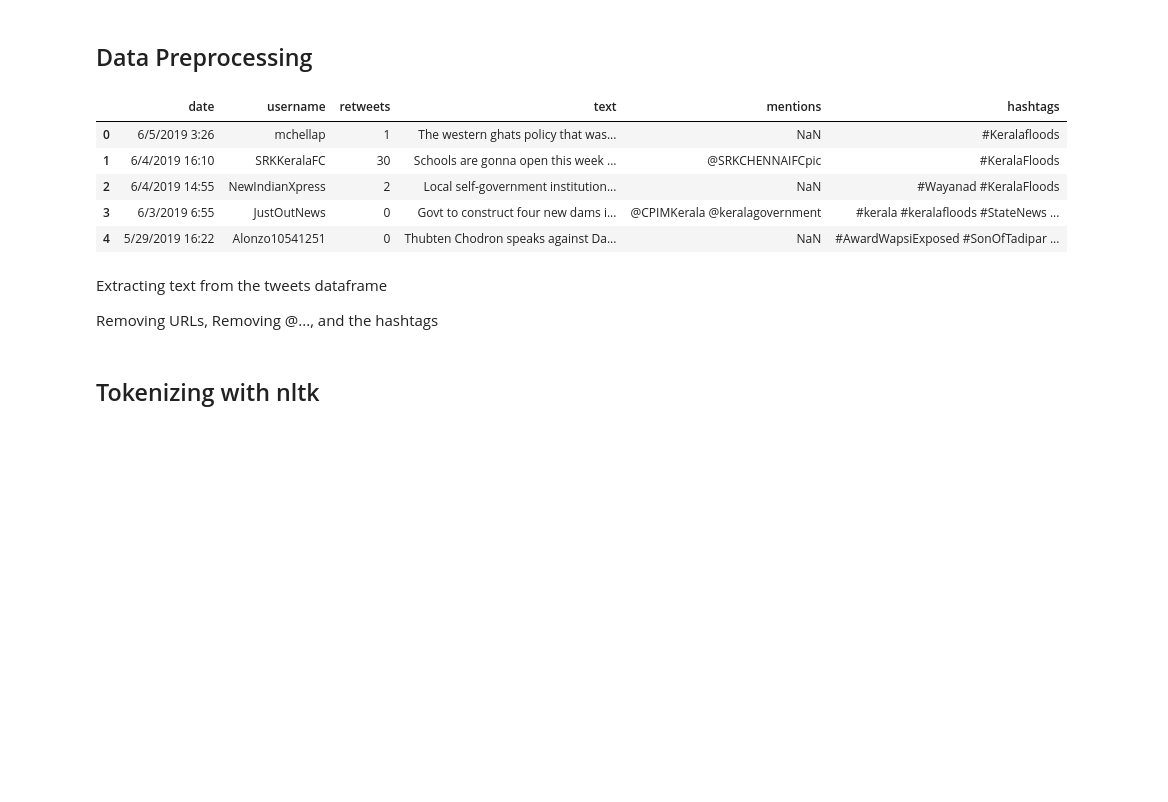
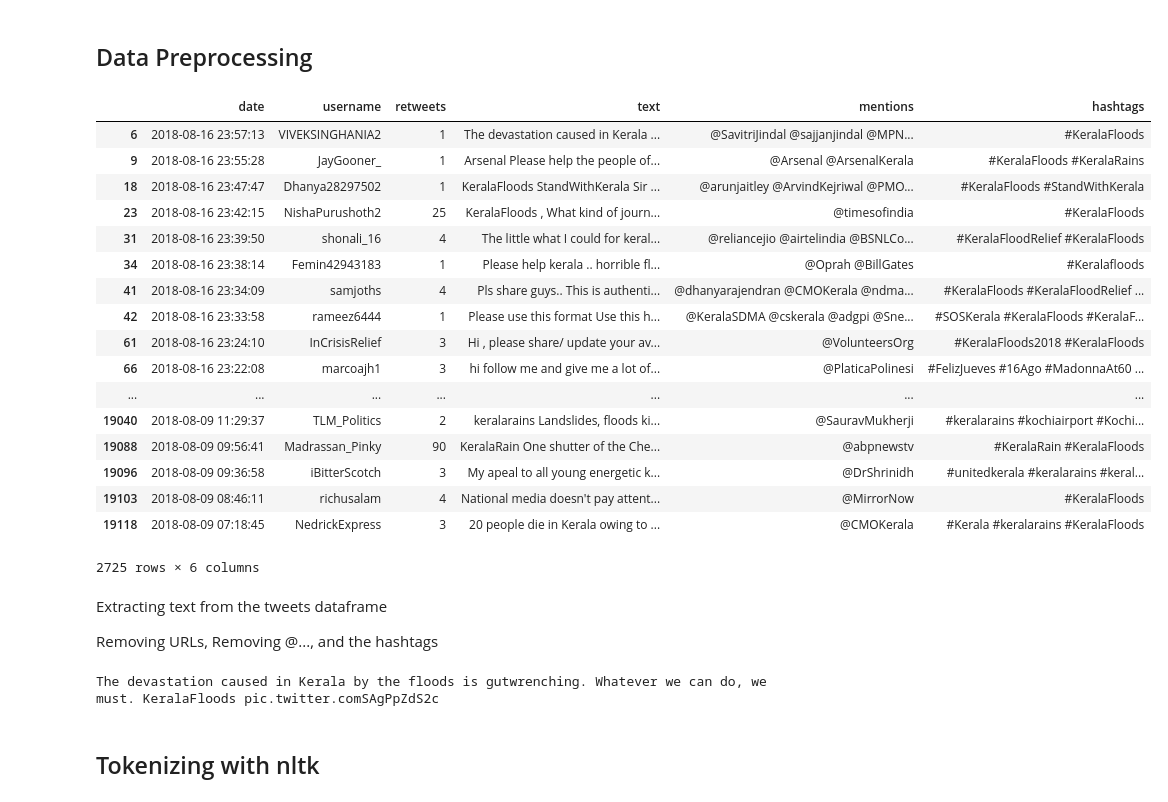
Before and after one commit to zine-robotics/Twitter-Disaster-Management, a Jupyter notebook: Summarizing_tweets.ipynb, the cells around one changed output. Cells and saved outputs as stored; diff of their text form; code cells hidden in the pictures; blank space fills up the shorter version.

```diff
--- a/Summarizing_tweets.ipynb
+++ b/Summarizing_tweets.ipynb
@@ -22,16 +22,31 @@ Getting all the tweets from the twitter api and then saving it here
 tweets = pd.read_csv('./tweet.csv',encoding='ISO-8859-1')
 # %% [markdown]
 ## Data Preprocessing
-# %%
-tweets.dropna(axis=0, subset=['retweets'],inplace=True)
-tweets.head()
-# %% [output]
-|  | date | username | retweets | text | mentions | hashtags |
-| 0 | 6/5/2019 3:26 | mchellap | 1 | The western ghats policy that was... | NaN | #Keralafloods |
-| 1 | 6/4/2019 16:10 | SRKKeralaFC | 30 | Schools are gonna open this week ... | @SRKCHENNAIFCpic | #KeralaFloods |
-| 2 | 6/4/2019 14:55 | NewIndianXpress | 2 | Local self-government institution... | NaN | #Wayanad #KeralaFloods |
-| 3 | 6/3/2019 6:55 | JustOutNews | 0 | Govt to construct four new dams i... | @CPIMKerala @keralagovernment | #kerala #keralafloods #StateNews ... |
-| 4 | 5/29/2019 16:22 | Alonzo10541251 | 0 | Thubten Chodron speaks against Da... | NaN | #AwardWapsiExposed #SonOfTadipar ... |
+# %%
+tweets.dropna(inplace=True)
+tweets = tweets[tweets.retweets != 0]
+tweets.to_csv('./preprocessed_tweets.csv')
+tweets.shape
+tweets
+# %% [output]
+|  | date | username | retweets | text | mentions | hashtags |
+| 6 | 2018-08-16 23:57:13 | VIVEKSINGHANIA2 | 1 | The devastation caused in Kerala ... | @SavitriJindal @sajjanjindal @MPN... | #KeralaFloods |
+| 9 | 2018-08-16 23:55:28 | JayGooner_ | 1 | Arsenal Please help the people of... | @Arsenal @ArsenalKerala | #KeralaFloods #KeralaRains |
+| 18 | 2018-08-16 23:47:47 | Dhanya28297502 | 1 | KeralaFloods StandWithKerala Sir ... | @arunjaitley @ArvindKejriwal @PMO... | #KeralaFloods #StandWithKerala |
+| 23 | 2018-08-16 23:42:15 | NishaPurushoth2 | 25 | KeralaFloods , What kind of journ... | @timesofindia | #KeralaFloods |
+| 31 | 2018-08-16 23:39:50 | shonali_16 | 4 | The little what I could for keral... | @reliancejio @airtelindia @BSNLCo... | #KeralaFloodRelief #KeralaFloods |
+| 34 | 2018-08-16 23:38:14 | Femin42943183 | 1 | Please help kerala .. horrible fl... | @Oprah @BillGates | #Keralafloods |
+| 41 | 2018-08-16 23:34:09 | samjoths | 4 | Pls share guys.. This is authenti... | @dhanyarajendran @CMOKerala @ndma... | #KeralaFloods #KeralaFloodRelief ... |
+| 42 | 2018-08-16 23:33:58 | rameez6444 | 1 | Please use this format Use this h... | @KeralaSDMA @cskerala @adgpi @Sne... | #SOSKerala #KeralaFloods #KeralaF... |
+| 61 | 2018-08-16 23:24:10 | InCrisisRelief | 3 | Hi , please share/ update your av... | @VolunteersOrg | #KeralaFloods2018 #KeralaFloods |
+| 66 | 2018-08-16 23:22:08 | marcoajh1 | 3 | hi follow me and give me a lot of... | @PlaticaPolinesi | #FelizJueves #16Ago #MadonnaAt60 ... |
+| ... | ... | ... | ... | ... | ... | ... |
+| 19040 | 2018-08-09 11:29:37 | TLM_Politics | 2 | keralarains Landslides, floods ki... | @SauravMukherji | #keralarains #kochiairport #Kochi... |
+| 19088 | 2018-08-09 09:56:41 | Madrassan_Pinky | 90 | KeralaRain One shutter of the Che... | @abpnewstv | #KeralaRain #KeralaFloods |
+| 19096 | 2018-08-09 09:36:58 | iBitterScotch | 3 | My apeal to all young energetic k... | @DrShrinidh | #unitedkerala #keralarains #keral... |
+| 19103 | 2018-08-09 08:46:11 | richusalam | 4 | National media doesn't pay attent... | @MirrorNow | #KeralaFloods |
+| 19118 | 2018-08-09 07:18:45 | NedrickExpress | 3 | 20 people die in Kerala owing to ... | @CMOKerala | #Kerala #keralarains #KeralaFloods |
+2725 rows × 6 columns
 # %% [markdown]
 Extracting text from the tweets dataframe
 
@@ -41,10 +56,13 @@ Removing URLs, Removing @..., and the hashtags
 tweet_text = []
 tweets.text = tweets.text.apply(lambda x: re.sub(u'https:\S+', u'', x))
 tweets.text = tweets.text.apply(lambda x: re.sub(u'http:\S+', u'', x))
-tweets.text = tweets.text.apply(lambda x: re.sub(u'(\s)@\w+', u'', x))
+tweets.text = tweets.text.apply(lambda x: re.sub(u'@\w+', u'', x))
 tweets.text = tweets.text.apply(lambda x: re.sub(u'#', u'', x))
-for text in tweets.text:
-    tweet_text.append(text)
+tweets.text = tweets.text.apply(lambda x: re.sub(u'â|¦|:|;|-|\x80|Â|µ|à|&|\/', u'', x))
+tweets.text = tweets.text.apply(lambda x: x.replace(u'RT', u''))
+print(tweets.text[6])
+# %% [output]
+The devastation caused in Kerala by the floods is gutwrenching. Whatever we can do, we must. KeralaFloods pic.twitter.comSAgPpZdS2c
 # %% [markdown]
 ## Tokenizing with nltk
 # %%
```
Also changed, not shown: parts of 13 cells of this notebook, 4 other files.
